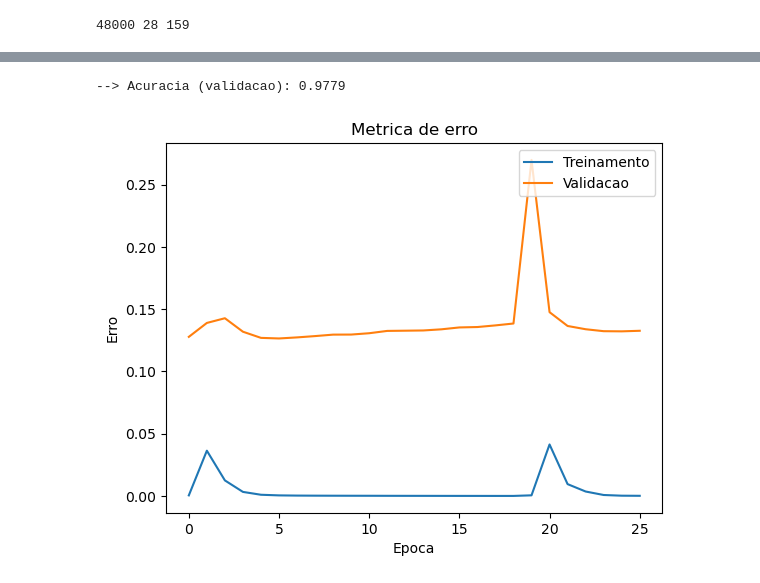
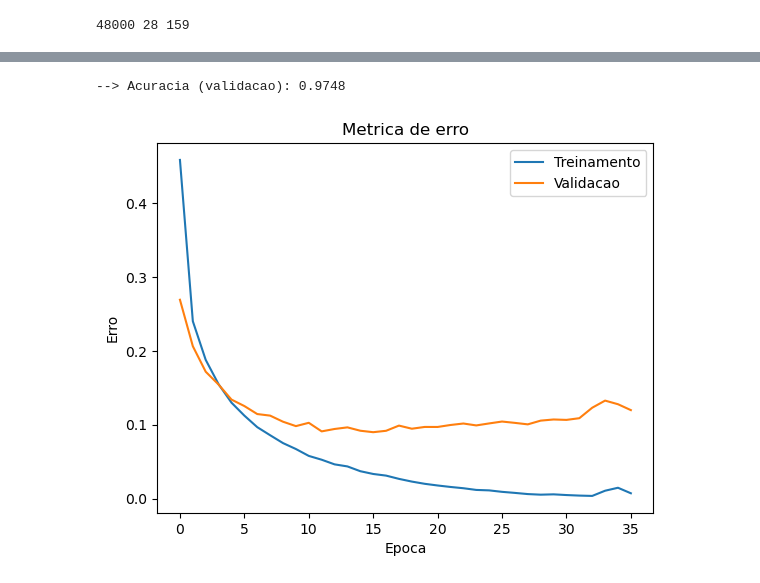
Before and after one commit to ivoaraujo17/Deep_Learning, a Jupyter notebook: Atividade_2/perceptron.ipynb, the cells around one changed output, grey strips where cells are left out. Saved outputs shown, nothing was run; the diff lists cells and outputs as text; code cells hidden in the pictures.

```diff
--- a/Atividade_2/perceptron.ipynb
+++ b/Atividade_2/perceptron.ipynb
@@ -104,12 +105,19 @@ show_images(images_2_show, titles_2_show)
 # %%
 x_train = np.array(x_train)
 y_train = np.array(y_train)
+x_test = np.array(x_test)
+y_test = np.array(y_test)
 
 x_train, x_val, y_train, y_val = train_test_split(x_train, y_train, test_size=0.2, random_state=0)
 
 x_train = x_train.astype('float32') / 255.0
 x_val = x_val.astype('float32') / 255.0
 x_test = np.array(x_test).astype('float32') / 255.0
+
+
+y_test_one_hot = to_categorical(y_test, 10)
+y_train_one_hot = to_categorical(y_train, 10)
+y_val_one_hot = to_categorical(y_val, 10)
 # %% [markdown]
 ### Criação da rede
 # %%
@@ -122,16 +130,13 @@ print(x_train.shape[0], x_train.shape[1], num_neuronios)
 
 model = Sequential([
     Flatten(input_shape=(28, 28)),  # Ajuste aqui o formato dos dados
-    Dense(90, activation='relu'),
-    Dense(60, activation='relu'),
+    Dense(90, activation='selu'),
+    Dense(60, activation='selu'),
     Dense(10, activation='softmax')
 ])
 
-# SGD sem momentum
-sgd = SGD(learning_rate=0.01, momentum=0.0)
-
 # Compilar o modelo com sparse_categorical_crossentropy
-model.compile(loss='sparse_categorical_crossentropy', optimizer='adam', metrics=['accuracy'])
+model.compile(loss='categorical_crossentropy', optimizer='adam', metrics=['accuracy'])
 
 model.summary()
 # %% [output]
@@ -154,6 +159,6 @@ Model: "sequential_1"
 # para o treinamento caso a rede não melhore após 20 épocas
 es = EarlyStopping(monitor='val_loss', mode='min', verbose=1, patience=20)
 
-history = model.fit(x_train, y_train, validation_data=(x_val, y_val), epochs=100, batch_size=256, verbose=1, callbacks=[es])
+history = model.fit(x_train, y_train_one_hot, validation_data=(x_val, y_val_one_hot), epochs=100, batch_size=256, verbose=1, callbacks=[es])
 # %% [output]
 Epoch 1/100
@@ -176,19 +181,19 @@ Epoch 26: early stopping
 # %%
  # Avalia o modelo
   # Avalia o modelo
-_, accuracy_val = model.evaluate(x_val, y_val, batch_size=32, verbose=0)
+_, accuracy_val = model.evaluate(x_val, y_val_one_hot, batch_size=32, verbose=0)
 print(f'--> Acuracia (validacao): {accuracy_val:.4f}')
 
 # Exibe o historico de treinamento para um fold especifico
 plt.plot(history.history['loss'])
 plt.plot(history.history['val_loss'])
 plt.title(f'Metrica de erro')
 plt.ylabel('Erro')
 plt.xlabel('Epoca')
 plt.legend(['Treinamento', 'Validacao'], loc='upper right')
 plt.show()
 # %% [output]
---> Acuracia (validacao): 0.9779
+--> Acuracia (validacao): 0.9748
-[figure, old version]
+[figure, new version]
 # %%
 # avalia no conjunto de teste
```
Also changed, not shown: parts of 5 cells of this notebook, 2 other files.
